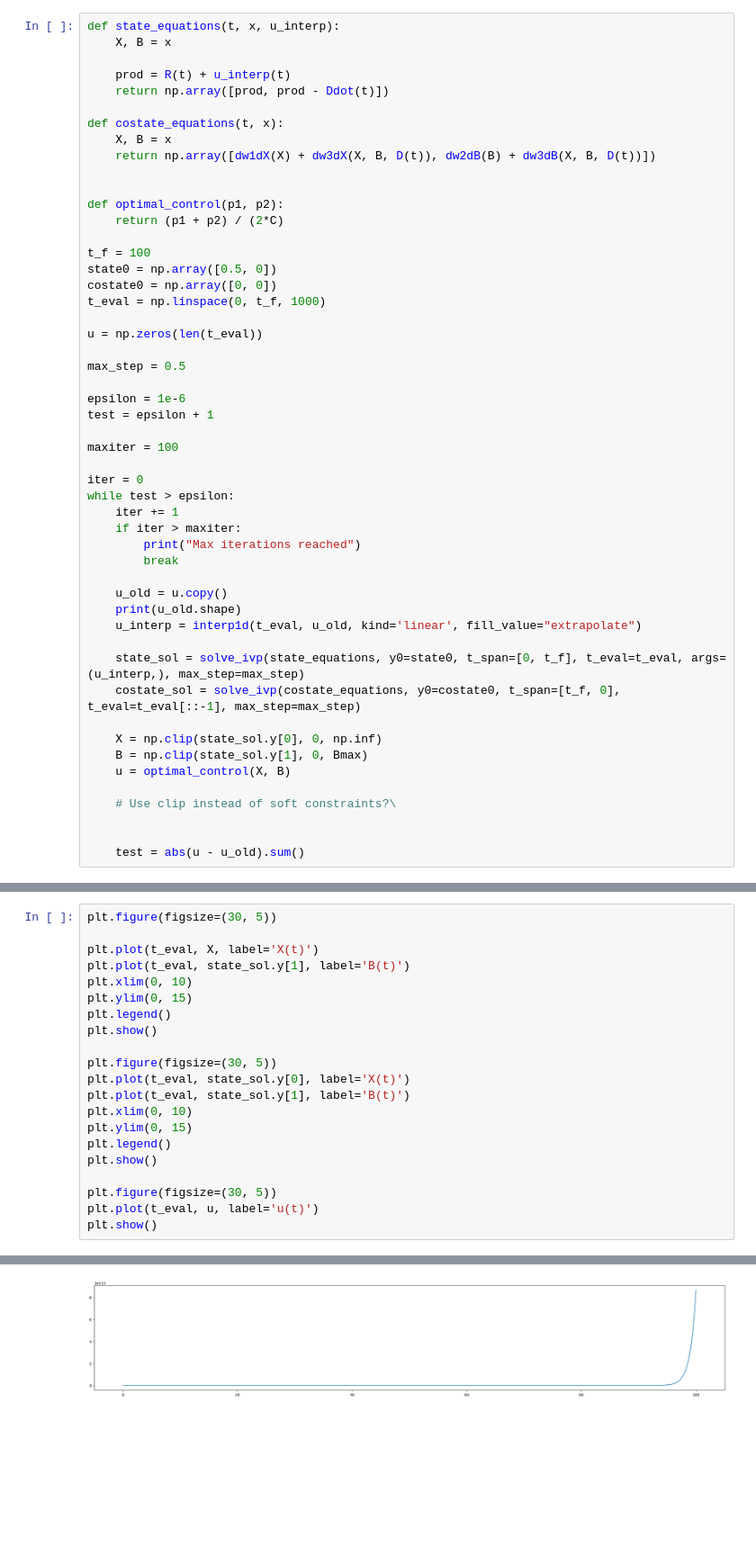
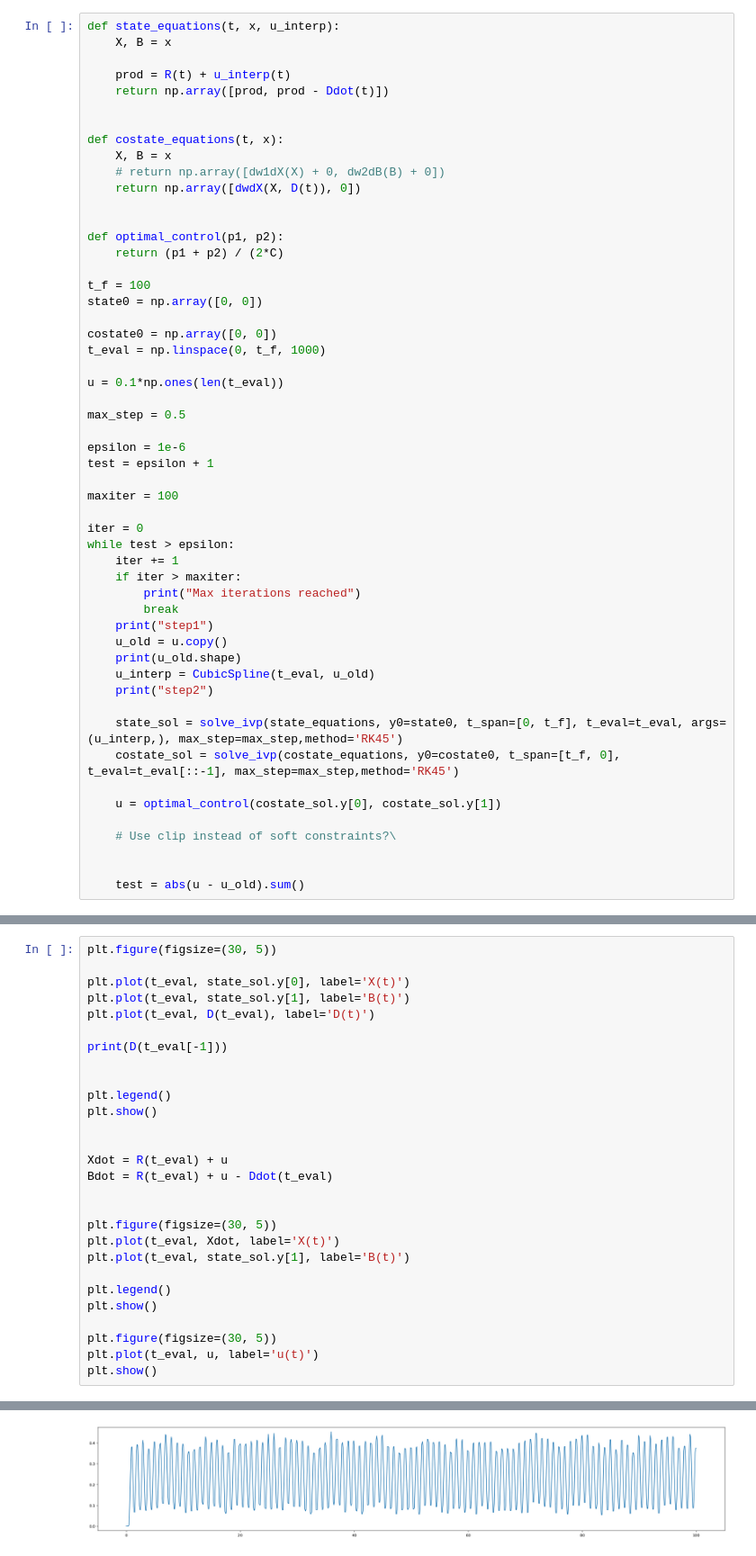
Before and after one commit to abraham-harris/optimized-sailing, a Jupyter notebook: dynamics.ipynb, the cells around one changed output, grey strips where cells are left out. Shown at 90% size. Drawn from its saved outputs; the diff is of its cells as text; blank space fills up the shorter version.

```diff
--- a/dynamics.ipynb
+++ b/dynamics.ipynb
@@ -92,20 +78,23 @@ def state_equations(t, x, u_interp):
     prod = R(t) + u_interp(t)
     return np.array([prod, prod - Ddot(t)])
 
+
 def costate_equations(t, x):
     X, B = x
-    return np.array([dw1dX(X) + dw3dX(X, B, D(t)), dw2dB(B) + dw3dB(X, B, D(t))])
+    # return np.array([dw1dX(X) + 0, dw2dB(B) + 0])
+    return np.array([dwdX(X, D(t)), 0])
 
 
 def optimal_control(p1, p2):
     return (p1 + p2) / (2*C)
 
 t_f = 100
-state0 = np.array([0.5, 0])
+state0 = np.array([0, 0])
+
 costate0 = np.array([0, 0])
 t_eval = np.linspace(0, t_f, 1000)
 
-u = np.zeros(len(t_eval))
+u = 0.1*np.ones(len(t_eval))
 
 max_step = 0.5
 
@@ -120,17 +109,16 @@ while test > epsilon:
     if iter > maxiter:
         print("Max iterations reached")
         break
-
+    print("step1")
     u_old = u.copy()
     print(u_old.shape)
-    u_interp = interp1d(t_eval, u_old, kind='linear', fill_value="extrapolate")
+    u_interp = CubicSpline(t_eval, u_old)
+    print("step2")
 
-    state_sol = solve_ivp(state_equations, y0=state0, t_span=[0, t_f], t_eval=t_eval, args=(u_interp,), max_step=max_step)
-    costate_sol = solve_ivp(costate_equations, y0=costate0, t_span=[t_f, 0], t_eval=t_eval[::-1], max_step=max_step)
+    state_sol = solve_ivp(state_equations, y0=state0, t_span=[0, t_f], t_eval=t_eval, args=(u_interp,), max_step=max_step,method='RK45')
+    costate_sol = solve_ivp(costate_equations, y0=costate0, t_span=[t_f, 0], t_eval=t_eval[::-1], max_step=max_step,method='RK45')
 
-    X = np.clip(state_sol.y[0], 0, np.inf)
-    B = np.clip(state_sol.y[1], 0, Bmax)
-    u = optimal_control(X, B)
+    u = optimal_control(costate_sol.y[0], costate_sol.y[1])
 
     # Use clip instead of soft constraints?\
 
@@ -157,18 +134,25 @@ Max iterations reached
 # %%
 plt.figure(figsize=(30, 5))
 
-plt.plot(t_eval, X, label='X(t)')
+plt.plot(t_eval, state_sol.y[0], label='X(t)')
 plt.plot(t_eval, state_sol.y[1], label='B(t)')
-plt.xlim(0, 10)
-plt.ylim(0, 15)
+plt.plot(t_eval, D(t_eval), label='D(t)')
+
+print(D(t_eval[-1]))
+
+
 plt.legend()
 plt.show()
 
+
+Xdot = R(t_eval) + u
+Bdot = R(t_eval) + u - Ddot(t_eval)
+
+
 plt.figure(figsize=(30, 5))
-plt.plot(t_eval, state_sol.y[0], label='X(t)')
+plt.plot(t_eval, Xdot, label='X(t)')
 plt.plot(t_eval, state_sol.y[1], label='B(t)')
-plt.xlim(0, 10)
-plt.ylim(0, 15)
+
 plt.legend()
 plt.show()
 
@@ -181 +166 @@ plt.show()
-[figure, old version]
+[figure, new version]
```
Also changed, not shown: parts of 4 cells of this notebook.
